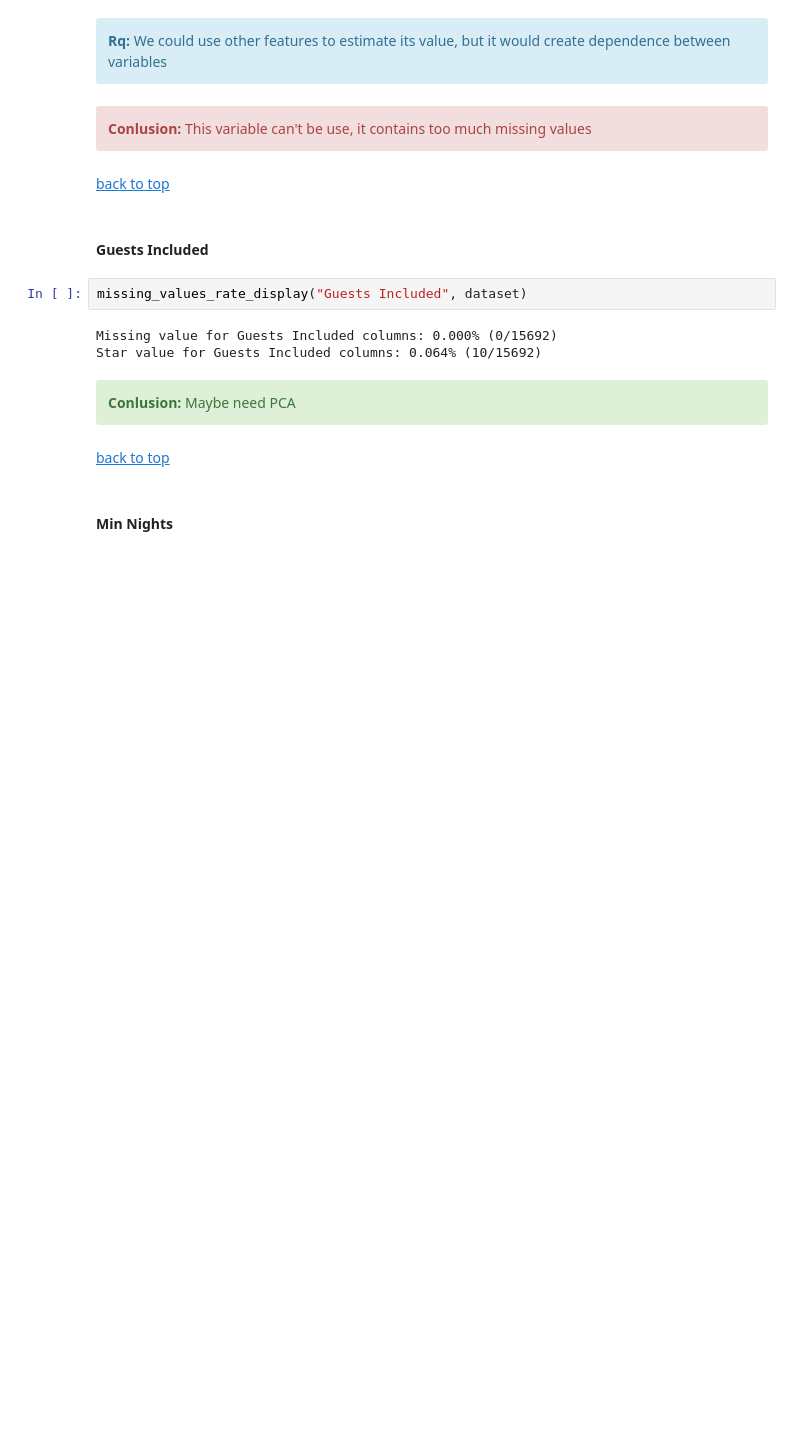
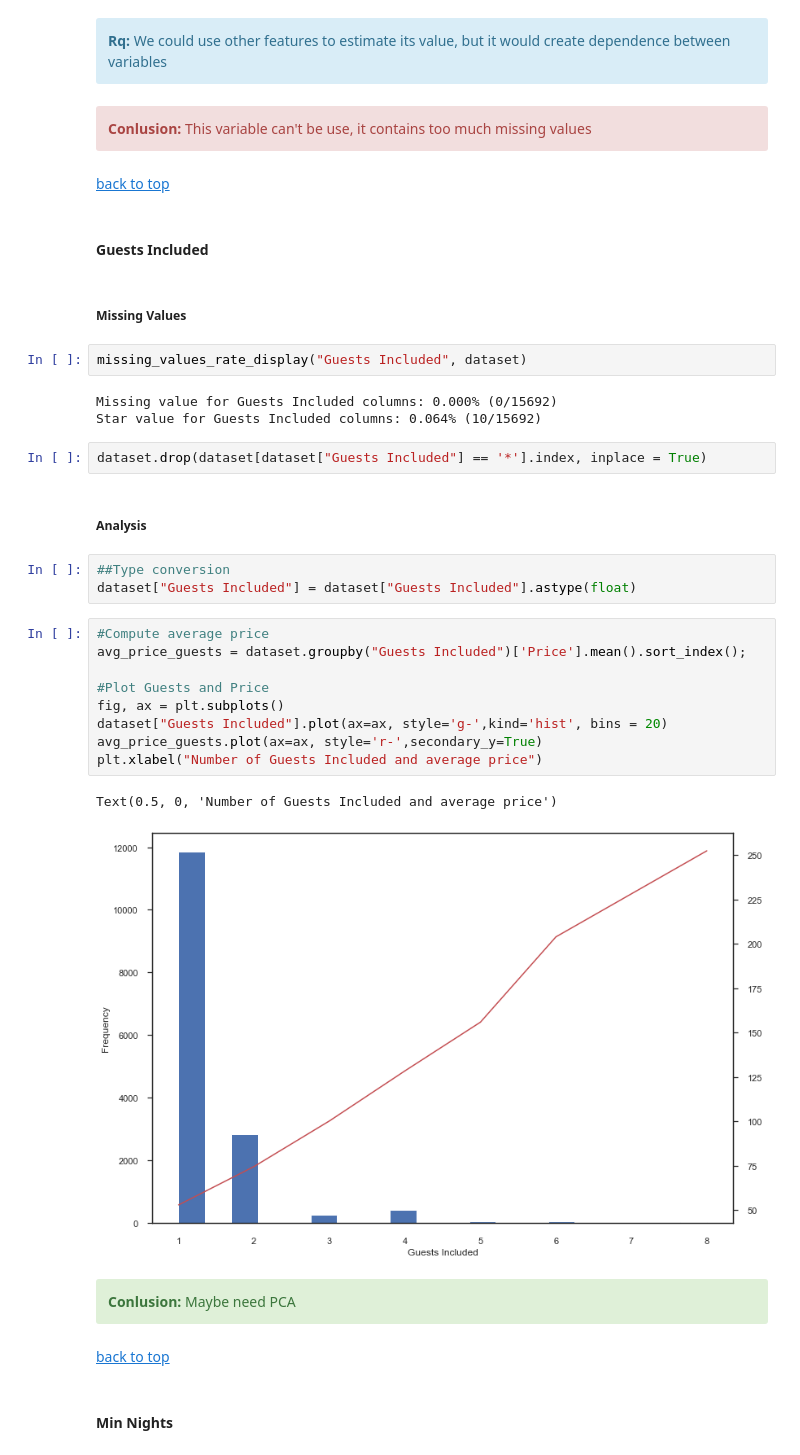
Before and after one commit to flaviendeseure/Airbnb_berlin_price_prediction, a Jupyter notebook: Projet - Airbnb Berlin Price Prediction_REMOTE_17149.ipynb, the cells around one changed output. Cells and saved outputs as stored; diff of their text form; blank space fills up the shorter version.

```diff
--- a/Projet - Airbnb Berlin Price Prediction_REMOTE_17149.ipynb
+++ b/Projet - Airbnb Berlin Price Prediction_REMOTE_17149.ipynb
@@ -1141,11 +1141,32 @@ Star value for Square Feet columns: 0.000% (0/15692)
 <a href="#top">back to top</a>
 # %% [markdown]
 #### Guests Included
+# %% [markdown]
+##### Missing Values
 # %%
 missing_values_rate_display("Guests Included", dataset)
 # %% [output]
 Missing value for Guests Included columns: 0.000% (0/15692)
 Star value for Guests Included columns: 0.064% (10/15692)
+# %%
+dataset.drop(dataset[dataset["Guests Included"] == '*'].index, inplace = True)
+# %% [markdown]
+##### Analysis
+# %%
+##Type conversion
+dataset["Guests Included"] = dataset["Guests Included"].astype(float)
+# %%
+#Compute average price
+avg_price_guests = dataset.groupby("Guests Included")['Price'].mean().sort_index();
+
+#Plot Guests and Price
+fig, ax = plt.subplots()
+dataset["Guests Included"].plot(ax=ax, style='g-',kind='hist', bins = 20)
+avg_price_guests.plot(ax=ax, style='r-',secondary_y=True)
+plt.xlabel("Number of Guests Included and average price")
+# %% [output]
+Text(0.5, 0, 'Number of Guests Included and average price')
+[figure, added]
 # %% [markdown]
 <div class="alert alert-block alert-success">
 <b>Conlusion:</b> Maybe need PCA
```
